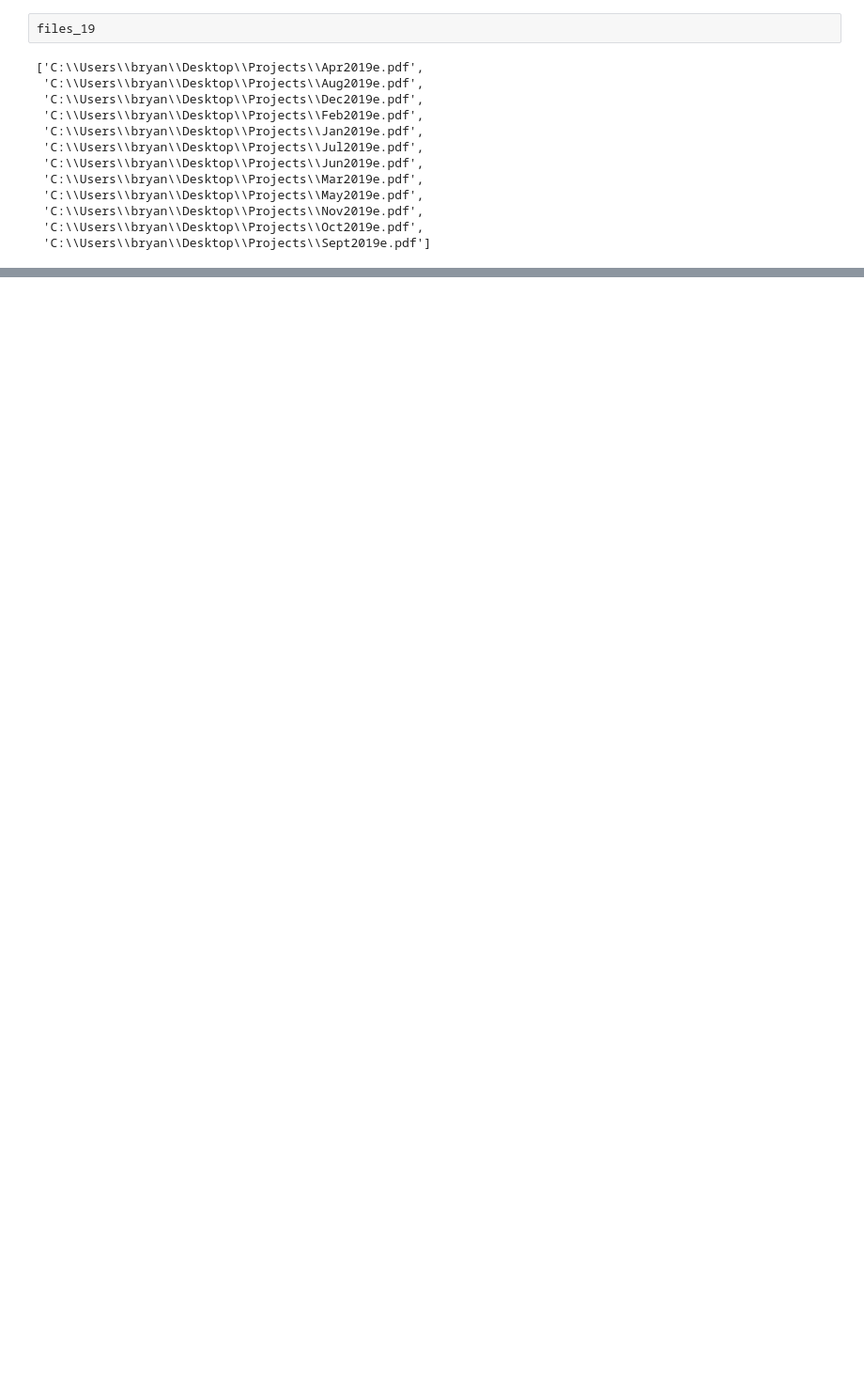
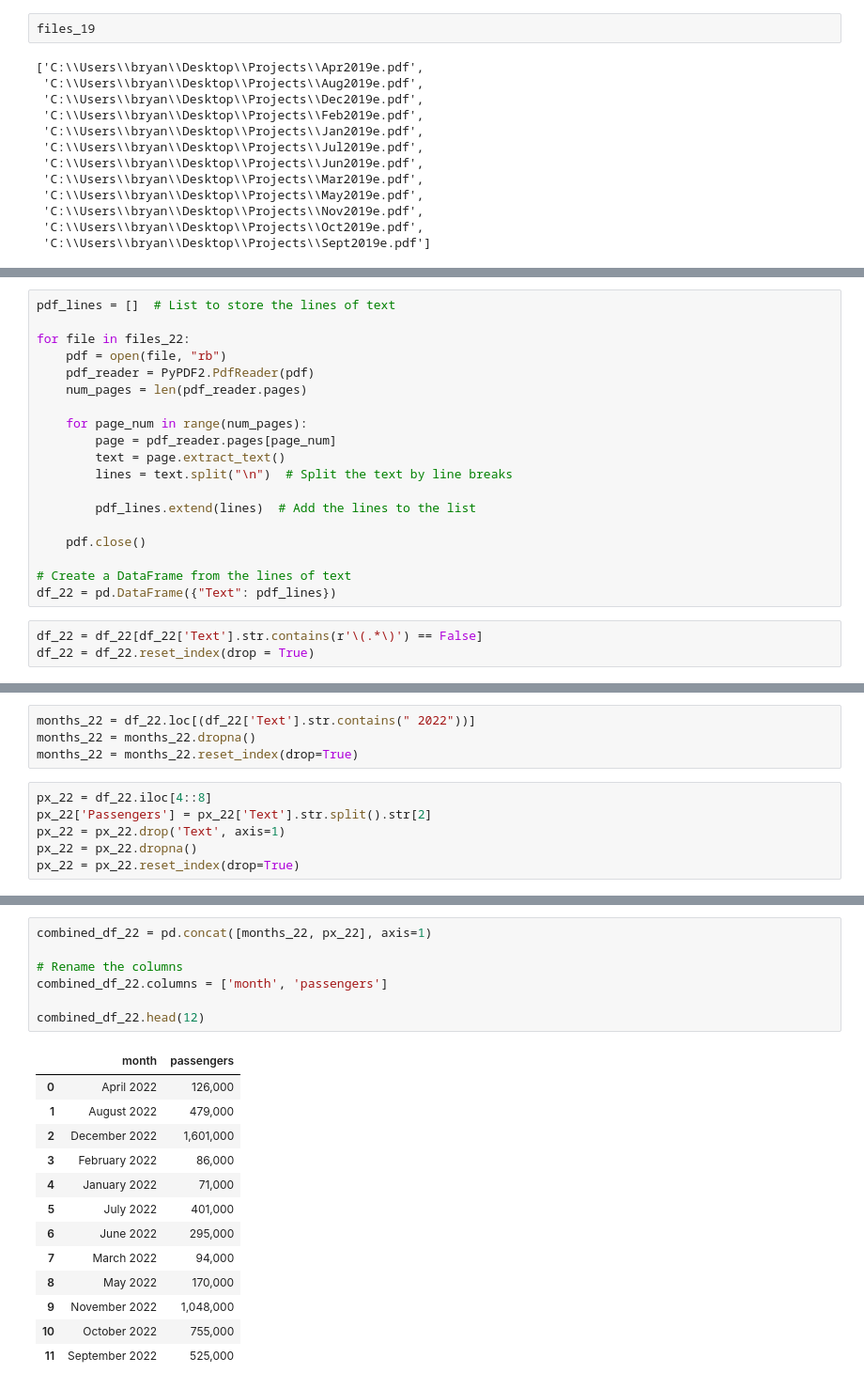
Before and after one commit to thebryanwillis/HKG_Airport_Traffic_Scrape, a Jupyter notebook: HKG Passenger Scrape.ipynb, the cells around one changed output, grey strips where cells are left out. Shown at 94% size. Cells and saved outputs as stored; diff of their text form; blank space fills up the shorter version.

```diff
--- a/HKG Passenger Scrape.ipynb
+++ b/HKG Passenger Scrape.ipynb
@@ -98,0 +298,22 @@ combined_df.head(15)
+# %%
+pdf_lines = []  # List to store the lines of text
+
+for file in files_22:
+    pdf = open(file, "rb")
+    pdf_reader = PyPDF2.PdfReader(pdf)
+    num_pages = len(pdf_reader.pages)
+
+    for page_num in range(num_pages):
+        page = pdf_reader.pages[page_num]
+        text = page.extract_text()
+        lines = text.split("\n")  # Split the text by line breaks
+
+        pdf_lines.extend(lines)  # Add the lines to the list
+
+    pdf.close()
+
+# Create a DataFrame from the lines of text
+df_22 = pd.DataFrame({"Text": pdf_lines})
+# %%
+df_22 = df_22[df_22['Text'].str.contains(r'\(.*\)') == False]
+df_22 = df_22.reset_index(drop = True)
@@ -98,0 +334,10 @@ combined_df.head(15)
+# %%
+months_22 = df_22.loc[(df_22['Text'].str.contains(" 2022"))]
+months_22 = months_22.dropna()
+months_22 = months_22.reset_index(drop=True)
+# %%
+px_22 = df_22.iloc[4::8]
+px_22['Passengers'] = px_22['Text'].str.split().str[2]
+px_22 = px_22.drop('Text', axis=1)
+px_22 = px_22.dropna()
+px_22 = px_22.reset_index(drop=True)
@@ -98,0 +349,21 @@ combined_df.head(15)
+# %%
+combined_df_22 = pd.concat([months_22, px_22], axis=1)
+
+# Rename the columns
+combined_df_22.columns = ['month', 'passengers']
+
+combined_df_22.head(12)
+# %% [output]
+|  | month | passengers |
+| 0 | April 2022 | 126,000 |
+| 1 | August 2022 | 479,000 |
+| 2 | December 2022 | 1,601,000 |
+| 3 | February 2022 | 86,000 |
+| 4 | January 2022 | 71,000 |
+| 5 | July 2022 | 401,000 |
+| 6 | June 2022 | 295,000 |
+| 7 | March 2022 | 94,000 |
+| 8 | May 2022 | 170,000 |
+| 9 | November 2022 | 1,048,000 |
+| 10 | October 2022 | 755,000 |
+| 11 | September 2022 | 525,000 |
```
Also changed, not shown: parts of 39 cells of this notebook.
